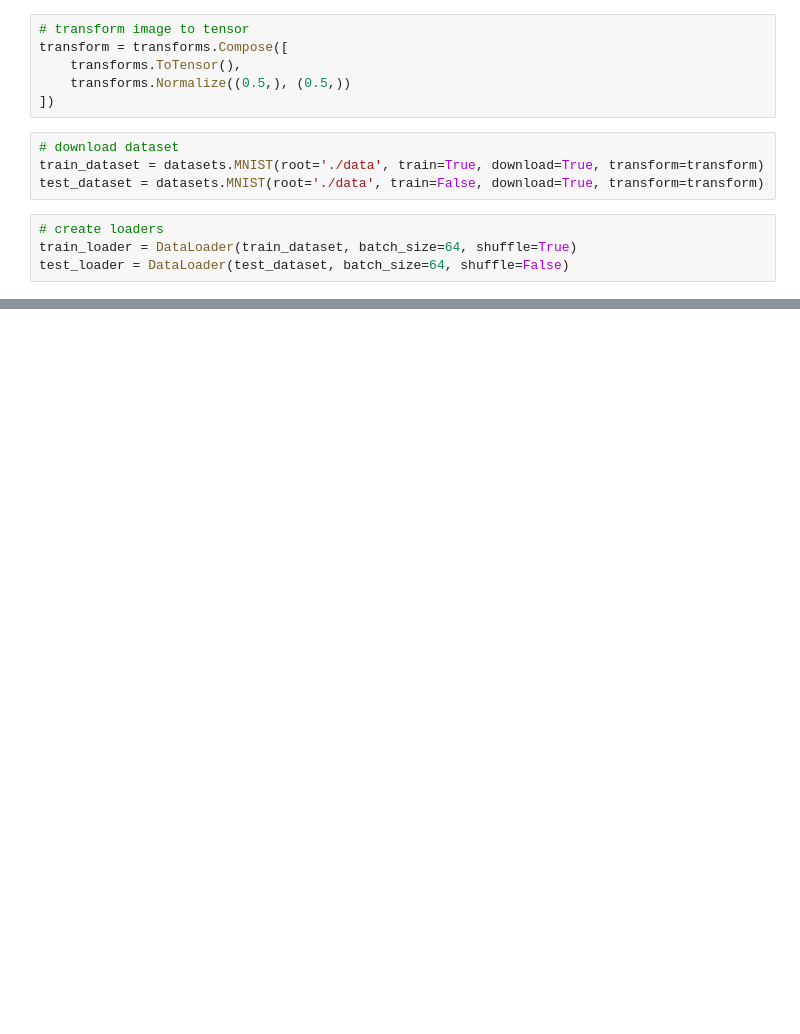
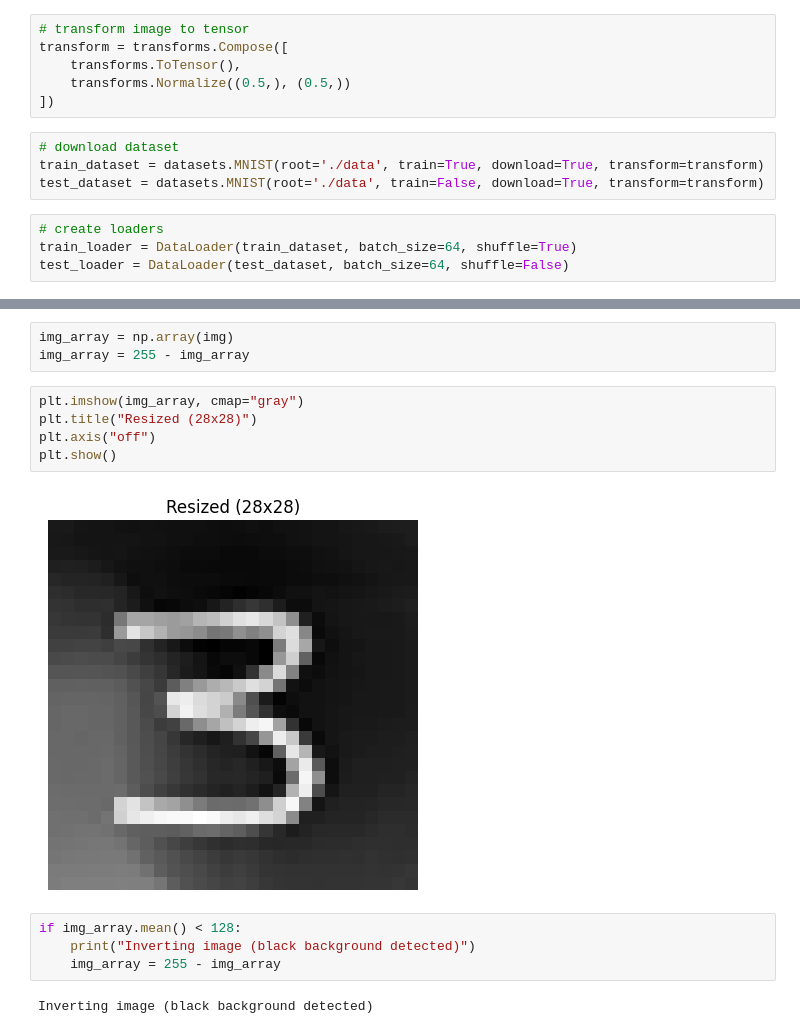
Before and after one commit to singhvertika119/Learning-DL-Pytorch, a Jupyter notebook: digitClassification.ipynb, the cells around one changed output, grey strips where cells are left out. Cells and saved outputs as stored; diff of their text form; blank space fills up the shorter version.

```diff
--- a/digitClassification.ipynb
+++ b/digitClassification.ipynb
@@ -113,0 +212,16 @@ Predicted digit: 3
+# %%
+img_array = np.array(img)
+img_array = 255 - img_array
+# %%
+plt.imshow(img_array, cmap="gray")
+plt.title("Resized (28x28)")
+plt.axis("off")
+plt.show()
+# %% [output]
+[figure, added]
+# %%
+if img_array.mean() < 128:
+    print("Inverting image (black background detected)")
+    img_array = 255 - img_array
+# %% [output]
+Inverting image (black background detected)
```
Also changed, not shown: parts of 17 cells of this notebook.
